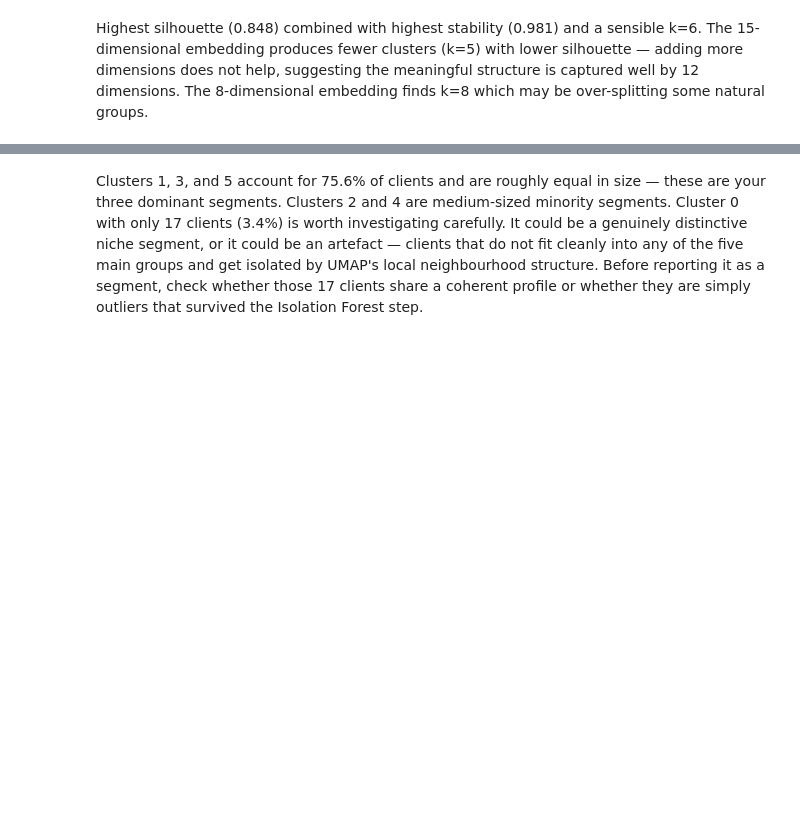
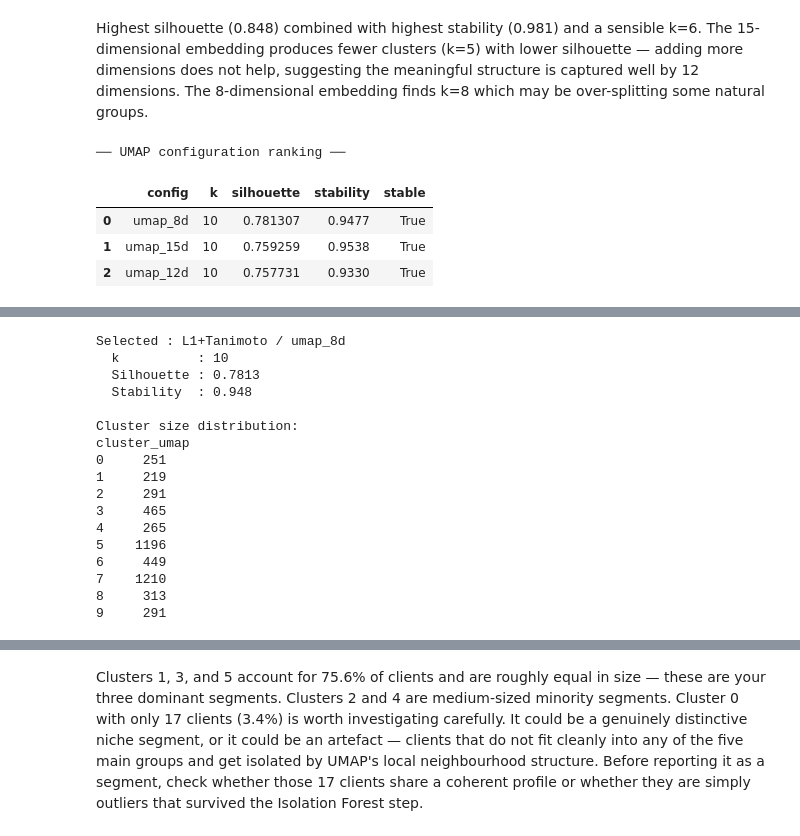
Before and after one commit to tommybaresi-creator/fintech-group-work, a Jupyter notebook: BusinessCase1/clustering_umap.ipynb, the cells around one changed output, grey strips where cells are left out. Cells and saved outputs as stored; diff of their text form; code cells hidden in the pictures; blank space fills up the shorter version.

```diff
--- a/BusinessCase1/clustering_umap.ipynb
+++ b/BusinessCase1/clustering_umap.ipynb
@@ -118,6 +118,9 @@ n_out  = (labels == -1).sum()
 df     = df[labels == 1].reset_index(drop=True)
 logger.info("Isolation Forest: removed %d outliers → %d remaining.", n_out, len(df))
 
+# ← anchor: records the filtered row count once, used for label assignment later
+df_index = df.index.copy()
+
 scaler = MinMaxScaler()
 X_num  = scaler.fit_transform(df[numerical_cols]).astype(float)
 logger.info("X_num scaled to [0,1]: min=%.4f  max=%.4f", X_num.min(), X_num.max())
@@ -477,31 +552,39 @@ cand_df = pd.DataFrame(candidates).sort_values(
 ).reset_index(drop=True)
 
 print("\n── UMAP configuration ranking ──")
 display(cand_df)
 
 best_row        = cand_df.iloc[0]
 best_config     = best_row["config"]
 best_k_umap     = int(best_row["k"])
 best_sil_umap   = float(best_row["silhouette"])
 best_stab_umap  = float(best_row["stability"])
 
 if not best_row["stable"]:
     logger.warning(
         "No stable UMAP config found (ARI < 0.85). "
         "Selecting best silhouette regardless: %s  ARI=%.3f",
         best_config, best_stab_umap,
     )
 
 logger.info("Selected: %s  k=%d  sil=%.4f  stability=%.3f",
             best_config, best_k_umap, best_sil_umap, best_stab_umap)
 
 print(f"\nSelected : {winner} / {best_config}")
 print(f"  k          : {best_k_umap}")
 print(f"  Silhouette : {best_sil_umap:.4f}")
 print(f"  Stability  : {best_stab_umap:.3f}")
 
 best_labels_umap = umap_results[best_config]["best_labels"]
-df["cluster_umap"] = best_labels_umap
+df["cluster_umap"] = np.nan
+df.loc[df_index, "cluster_umap"] = best_labels_umap
+df["cluster_umap"] = df["cluster_umap"].astype("Int64")
 
 print(f"\nCluster size distribution:")
 print(df["cluster_umap"].value_counts().sort_index().to_string())
+# %% [output]
+── UMAP configuration ranking ──
+|  | config | k | silhouette | stability | stable |
+| 0 | umap_8d | 10 | 0.781307 | 0.9477 | True |
+| 1 | umap_15d | 10 | 0.759259 | 0.9538 | True |
+| 2 | umap_12d | 10 | 0.757731 | 0.9330 | True |
@@ -508,3 +592,20 @@ print(df["cluster_umap"].value_counts().sort_index().to_string())
+Selected : L1+Tanimoto / umap_8d
+  k          : 10
+  Silhouette : 0.7813
+  Stability  : 0.948
+
+Cluster size distribution:
+cluster_umap
+0     251
+1     219
+2     291
+3     465
+4     265
+5    1196
+6     449
+7    1210
+8     313
+9     291
 # %%
 # Profile UMAP clusters
 JOB_MAP  = {1: "Unemployed", 2: "Employee", 3: "Manager",
```
Also changed, not shown: parts of 11 cells of this notebook, 7 other files.
